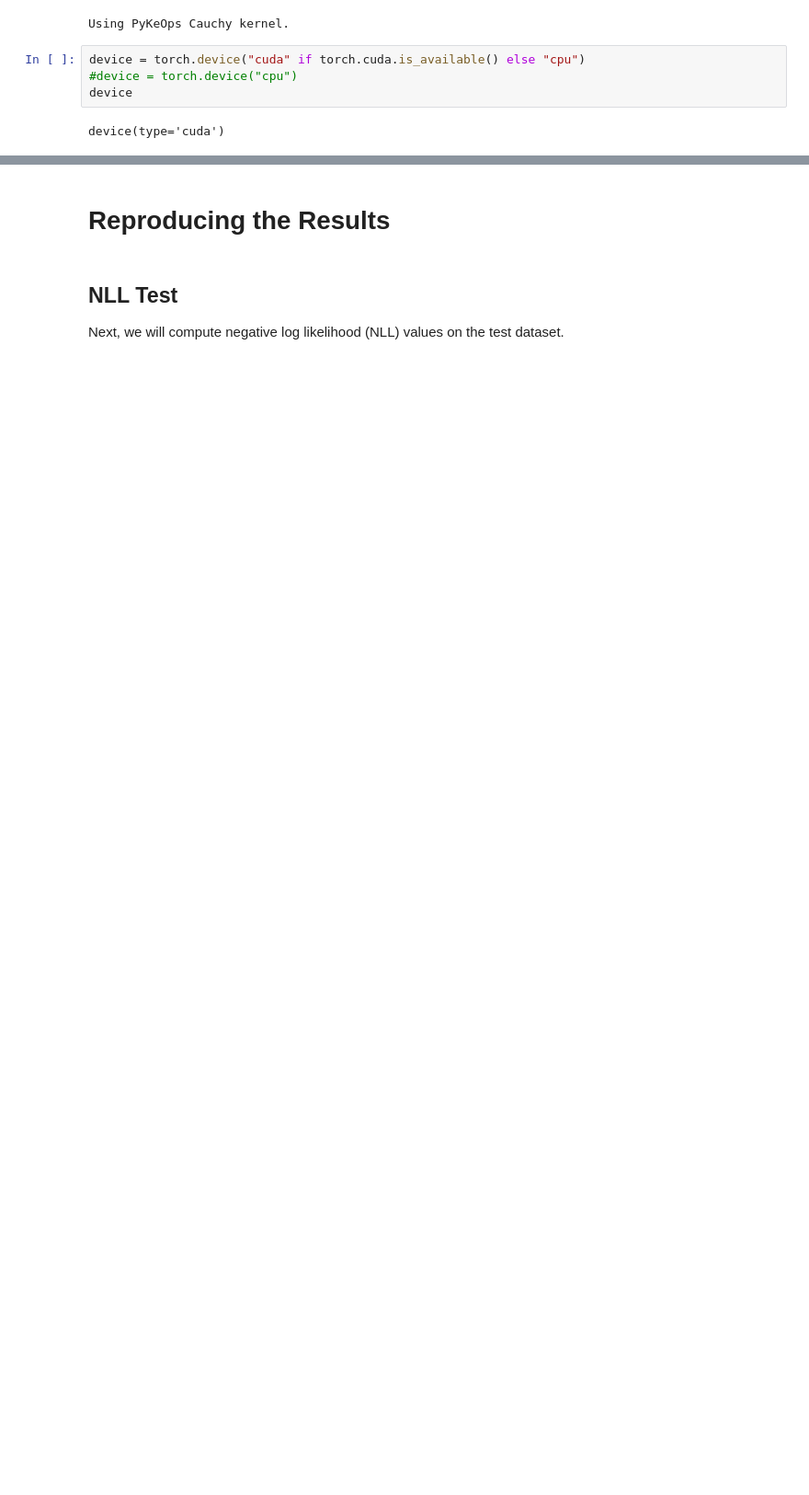
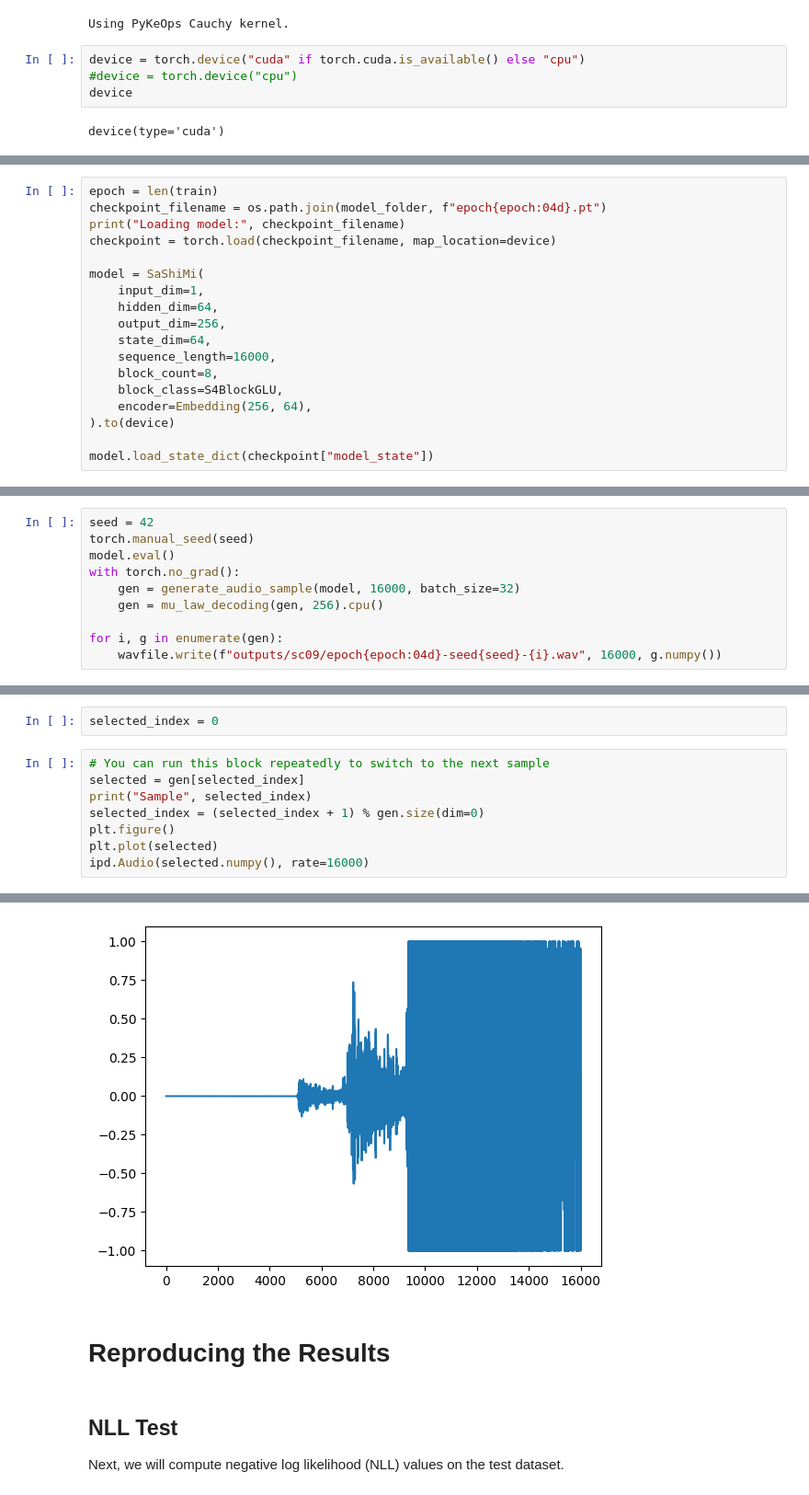
Before and after one commit to necrashter/SaShiMi-796, a Jupyter notebook: SC09.ipynb, the cells around one changed output, grey strips where cells are left out. Shown: that part at 92% size. Drawn from its saved outputs; the diff is of its cells as text; blank space fills up the shorter version.

```diff
--- a/SC09.ipynb
+++ b/SC09.ipynb
@@ -268,0 +58,18 @@ for i in tqdm(range(21), leave=False):
+# %%
+epoch = len(train)
+checkpoint_filename = os.path.join(model_folder, f"epoch{epoch:04d}.pt")
+print("Loading model:", checkpoint_filename)
+checkpoint = torch.load(checkpoint_filename, map_location=device)
+
+model = SaShiMi(
+    input_dim=1,
+    hidden_dim=64,
+    output_dim=256,
+    state_dim=64,
+    sequence_length=16000,
+    block_count=8,
+    block_class=S4BlockGLU,
+    encoder=Embedding(256, 64),
+).to(device)
+
+model.load_state_dict(checkpoint["model_state"])
@@ -268,0 +81,10 @@ for i in tqdm(range(21), leave=False):
+# %%
+seed = 42
+torch.manual_seed(seed)
+model.eval()
+with torch.no_grad():
+    gen = generate_audio_sample(model, 16000, batch_size=32)
+    gen = mu_law_decoding(gen, 256).cpu()
+
+for i, g in enumerate(gen):
+    wavfile.write(f"outputs/sc09/epoch{epoch:04d}-seed{seed}-{i}.wav", 16000, g.numpy())
@@ -268,0 +93,11 @@ for i in tqdm(range(21), leave=False):
+# %%
+selected_index = 0
+# %%
+# You can run this block repeatedly to switch to the next sample
+selected = gen[selected_index]
+print("Sample", selected_index)
+selected_index = (selected_index + 1) % gen.size(dim=0)
+plt.figure()
+plt.plot(selected)
+ipd.Audio(selected.numpy(), rate=16000)
+# %% [output]
@@ -269,3 +106,4 @@ for i in tqdm(range(21), leave=False):
+[figure, added]
 # %% [markdown]
 # Reproducing the Results
 # %% [markdown]
```
Also changed, not shown: parts of 49 cells of this notebook, 3 other files.
